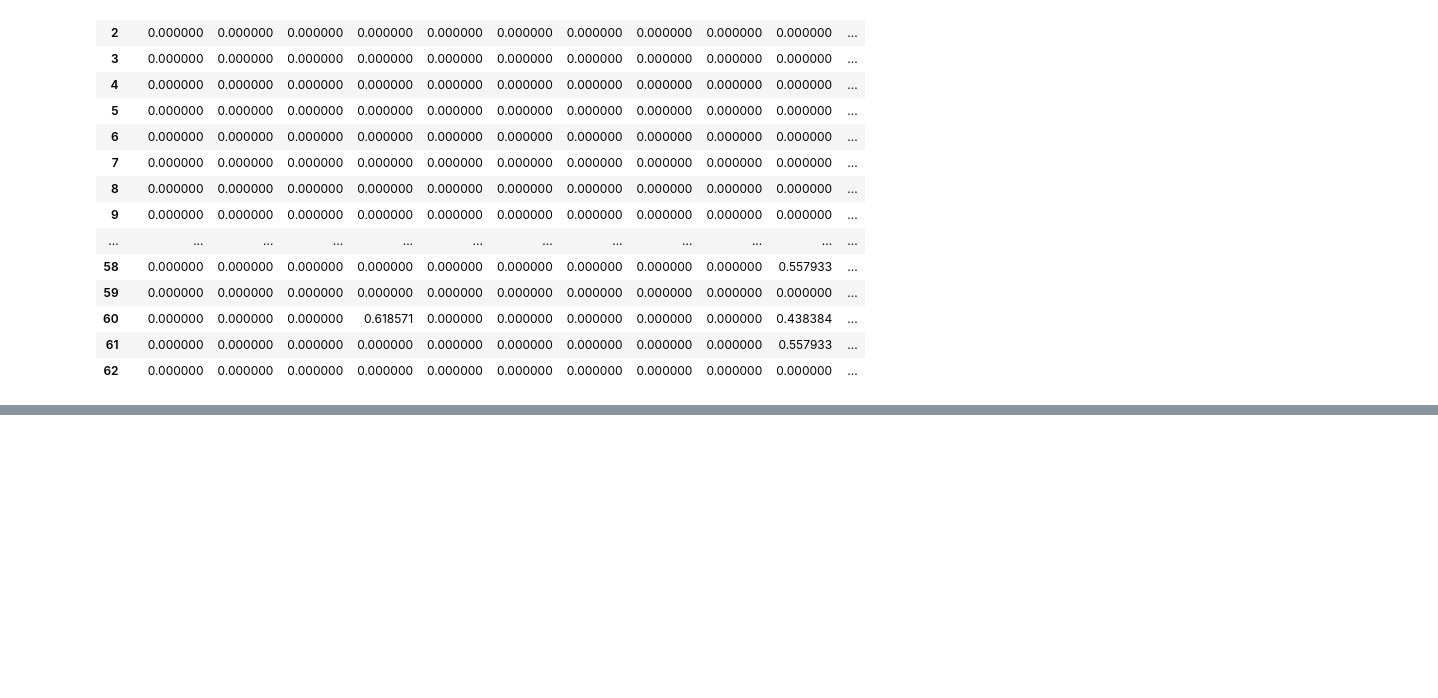
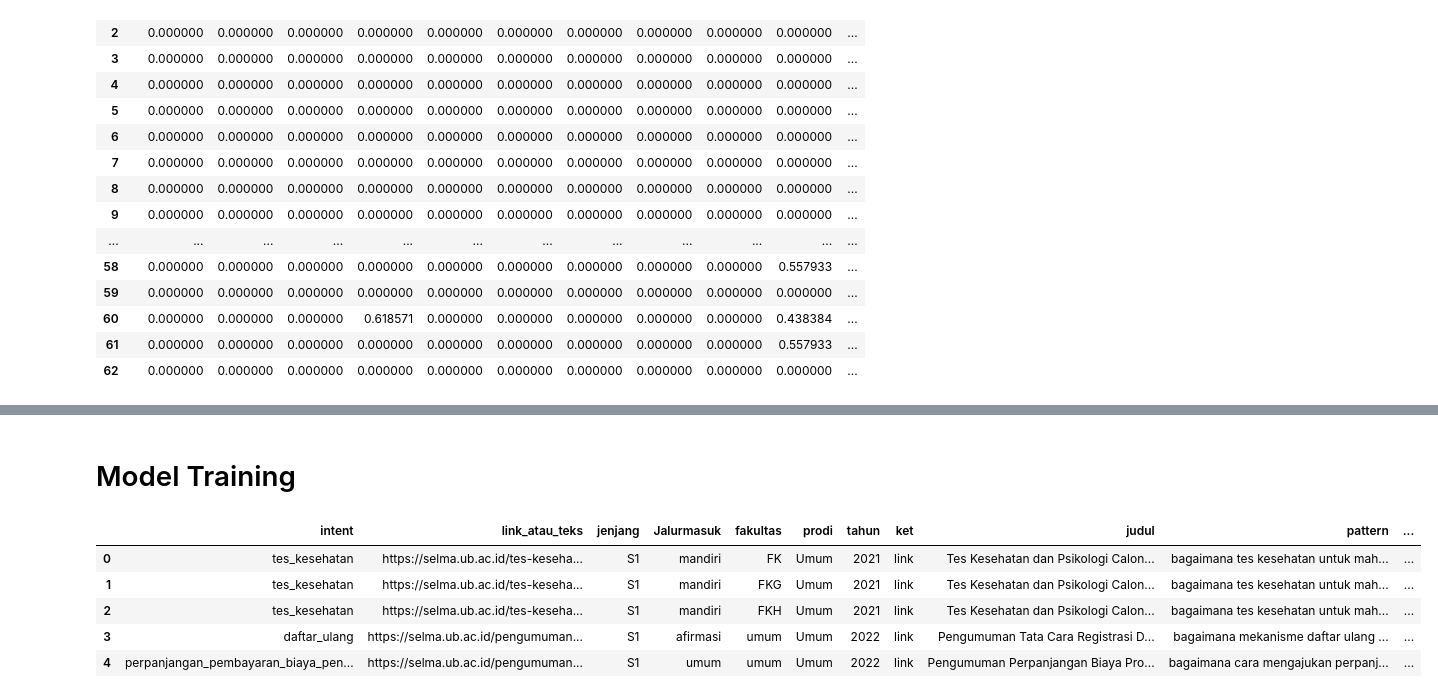
Before and after one commit to AndiAlifs/sistem_cerdas_chatbot_selma, a Jupyter notebook: main.ipynb, the cells around one changed output, grey strips where cells are left out. Saved outputs shown, nothing was run; the diff lists cells and outputs as text; code cells hidden in the pictures; blank space fills up the shorter version.

```diff
--- a/main.ipynb
+++ b/main.ipynb
@@ -480 +480,3 @@ fakultas ['fk']
 prodi ['kedokteran']
+# %% [markdown]
+# Model Training
@@ -480,0 +487,9 @@ prodi ['kedokteran']
+# %%
+dataset_s1.head()
+# %% [output]
+|  | intent | link_atau_teks | jenjang | Jalurmasuk | fakultas | prodi | tahun | ket | judul | pattern | ... |
+| 0 | tes_kesehatan | https://selma.ub.ac.id/tes-keseha... | S1 | mandiri | FK | Umum | 2021 | link | Tes Kesehatan dan Psikologi Calon... | bagaimana tes kesehatan untuk mah... | ... |
+| 1 | tes_kesehatan | https://selma.ub.ac.id/tes-keseha... | S1 | mandiri | FKG | Umum | 2021 | link | Tes Kesehatan dan Psikologi Calon... | bagaimana tes kesehatan untuk mah... | ... |
+| 2 | tes_kesehatan | https://selma.ub.ac.id/tes-keseha... | S1 | mandiri | FKH | Umum | 2021 | link | Tes Kesehatan dan Psikologi Calon... | bagaimana tes kesehatan untuk mah... | ... |
+| 3 | daftar_ulang | https://selma.ub.ac.id/pengumuman... | S1 | afirmasi | umum | Umum | 2022 | link | Pengumuman Tata Cara Registrasi D... | bagaimana mekanisme daftar ulang ... | ... |
+| 4 | perpanjangan_pembayaran_biaya_pen... | https://selma.ub.ac.id/pengumuman... | S1 | umum | umum | Umum | 2022 | link | Pengumuman Perpanjangan Biaya Pro... | bagaimana cara mengajukan perpanj... | ... |
```
Also changed, not shown: parts of 28 cells of this notebook, 3 other files.
